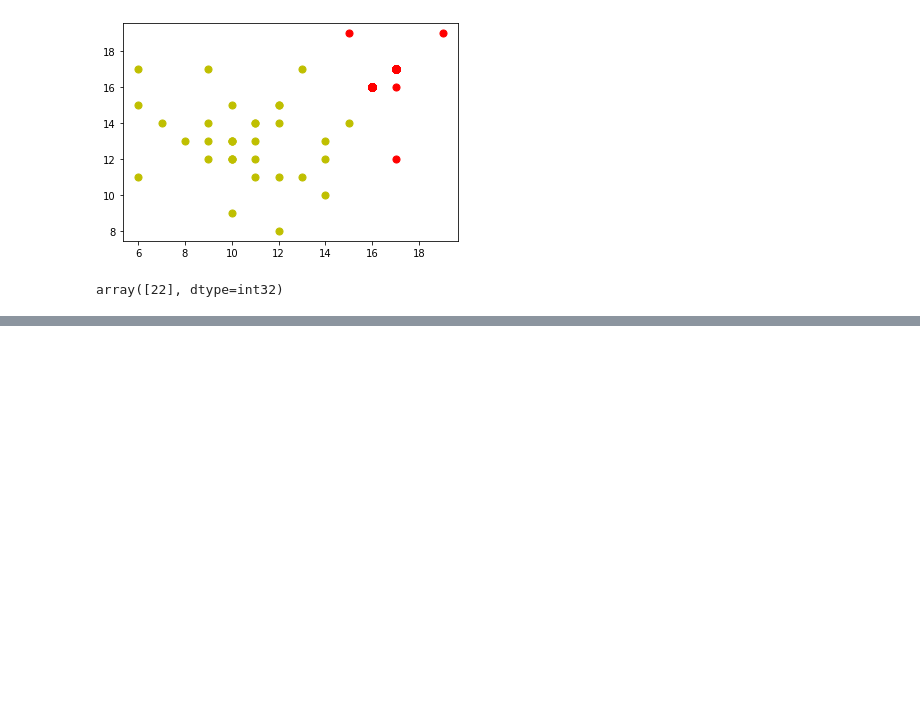
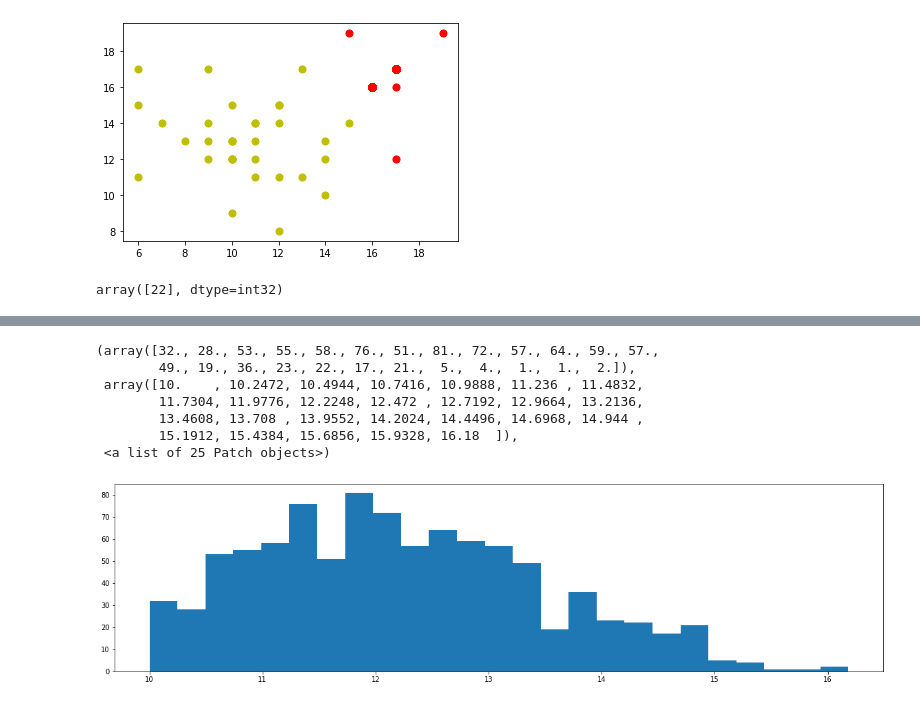
Before and after one commit to PapaBaGAYE/PAS_Challenge_SDA, a Jupyter notebook: Clustering.ipynb, the cells around one changed output, grey strips where cells are left out. Drawn from its saved outputs; the diff is of its cells as text; code cells hidden in the pictures; blank space fills up the shorter version.

```diff
--- a/Clustering.ipynb
+++ b/Clustering.ipynb
@@ -156,0 +240,13 @@ C.exportAsPickle("model_S2")
+# %%
+import matplotlib.pyplot as plt
+plt.figure(figsize=(20, 5))
+plt.hist(data_l.Moy, bins=25)
+# %% [output]
+(array([32., 28., 53., 55., 58., 76., 51., 81., 72., 57., 64., 59., 57.,
+        49., 19., 36., 23., 22., 17., 21.,  5.,  4.,  1.,  1.,  2.]),
+ array([10.    , 10.2472, 10.4944, 10.7416, 10.9888, 11.236 , 11.4832,
+        11.7304, 11.9776, 12.2248, 12.472 , 12.7192, 12.9664, 13.2136,
+        13.4608, 13.708 , 13.9552, 14.2024, 14.4496, 14.6968, 14.944 ,
+        15.1912, 15.4384, 15.6856, 15.9328, 16.18  ]),
+ <a list of 25 Patch objects>)
+[figure, added]
```
Also changed, not shown: parts of 14 cells of this notebook.
